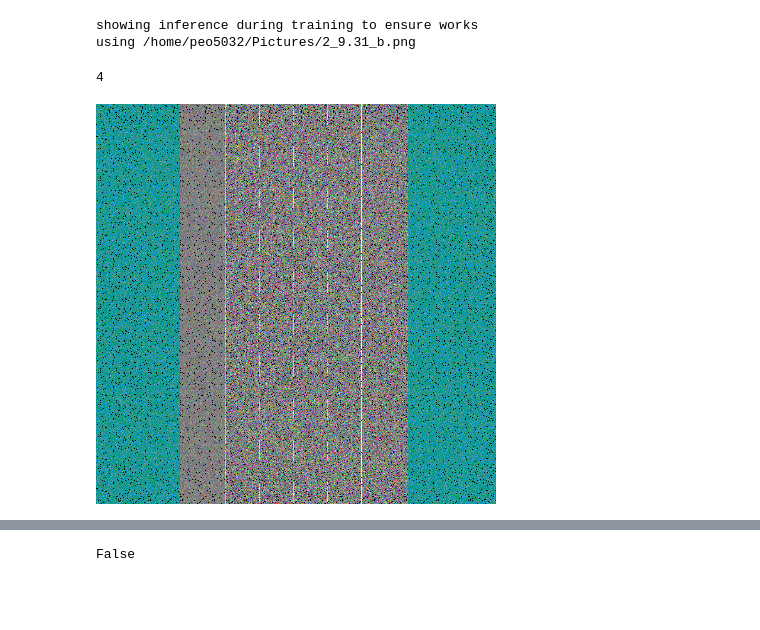
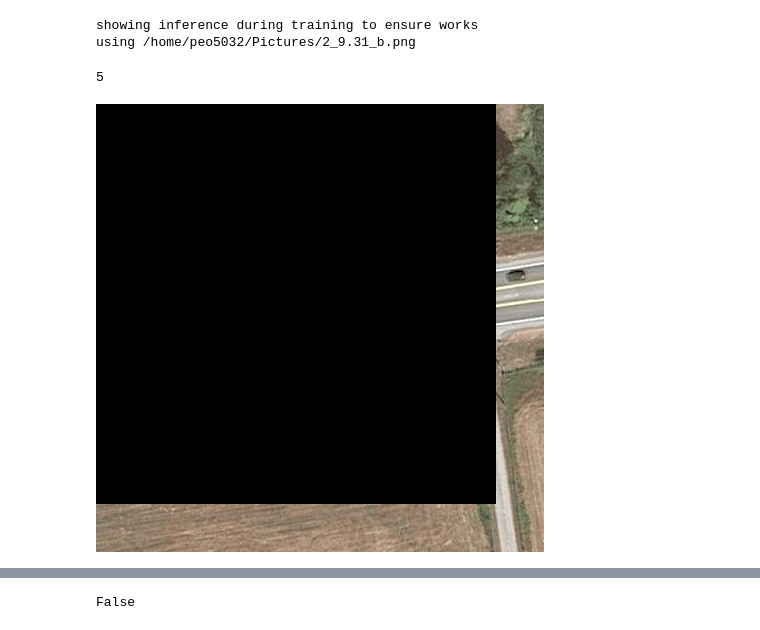
Before and after one commit to iCopyPasta/COMP594, a Jupyter notebook: training_routines/FCN16-Experiment.ipynb, the cells around one changed output, grey strips where cells are left out. Drawn from its saved outputs; the diff is of its cells as text; code cells hidden in the pictures; blank space fills up the shorter version.

```diff
--- a/training_routines/FCN16-Experiment.ipynb
+++ b/training_routines/FCN16-Experiment.ipynb
@@ -295,9 +341,10 @@ tensor([[[[-1.1173e-02, -1.6144e-02, -6.6306e-03,  ...,  9.4968e-05,
 ## Training and Results
 # %%
 #criterion = torch.nn.MSELoss()
-criterion = torch.nn.L1Loss()
+#criterion = torch.nn.L1Loss()
 #criterion = torch.nn.BCEWithLogitsLoss()
 #criterion = torch.nn.NLLLoss()
+criterion = DiceCoeff()
 
 
 # Observe that all parameters are being optimized
@@ -306,5 +353,5 @@ optimizer_ft = optim.Adam(model.parameters(),amsgrad=True)
 # Decay LR by a factor of 0.1 every 3 epochs
 exp_lr_scheduler = lr_scheduler.StepLR(optimizer_ft, step_size=3, gamma=0.1)
 # %%
-model = train_model(model, criterion, optimizer_ft, exp_lr_scheduler, num_epochs=60)
+model = train_model(model, criterion, optimizer_ft, exp_lr_scheduler, num_epochs=25)
 # %% [output]
@@ -336,10 +383,13 @@ print("showing inference during training to ensure works")
 print('using /home/peo5032/Pictures/2_9.31_b.png')
 
 
-img = Image.open('/home/peo5032/Pictures/4.png')
-resultTensor = torch.zeros(1,3,400,400)
+#img = Image.open('/home/peo5032/Pictures/4.png')
+img = Image.open('/home/peo5032/Documents/COMP594/URBAN_IMAGES/101_244.0_b.png')
+resultTensor = torch.zeros(2,3,400,400)
 
 resultTensor[0] = torchvision.transforms.ToTensor()(torchvision.transforms.Resize([imageSize,imageSize])(img))
+resultTensor[1] = torchvision.transforms.ToTensor()(torchvision.transforms.Resize([imageSize,imageSize])(img))
+
 outputs = model(resultTensor)
 # %% [output]
 showing inference during training to ensure works
@@ -353,7 +403,7 @@ def showClassLabaelOnImage(img, tensor, class_label):
     print(class_type_corresponding_channel)
     for i in range(0, IMAGE_SIZE):
         for j in range(0, IMAGE_SIZE):
-            if tensor[class_type_corresponding_channel, i,j] >= 0.09:
+            if tensor[class_type_corresponding_channel, i,j] >= 0.65:
                 #show class label in white
                 imgMap[i,j] = (0,0,0)
 
@@ -361,16 +411,16 @@ def showClassLabaelOnImage(img, tensor, class_label):
 # %%
 #0- "background"
 #1- "left-shoulder",
 #2- "left-yellow-line-marker",
 #3- "white-lane-markers",
 #4- "lane",
 #5- "right-white-line-marker",
 #6- "right-shoulder"
 
-showClassLabaelOnImage(img, outputs[0] , "lane")
+showClassLabaelOnImage(img, outputs[0] , "right-white-line-marker")
 # %% [output]
-4
+5
-[figure, old version]
+[figure, new version]
 # %%
 torch.max(outputs[0][0])
 # %% [output]
```
Also changed, not shown: parts of 7 cells of this notebook, 2 other files.
